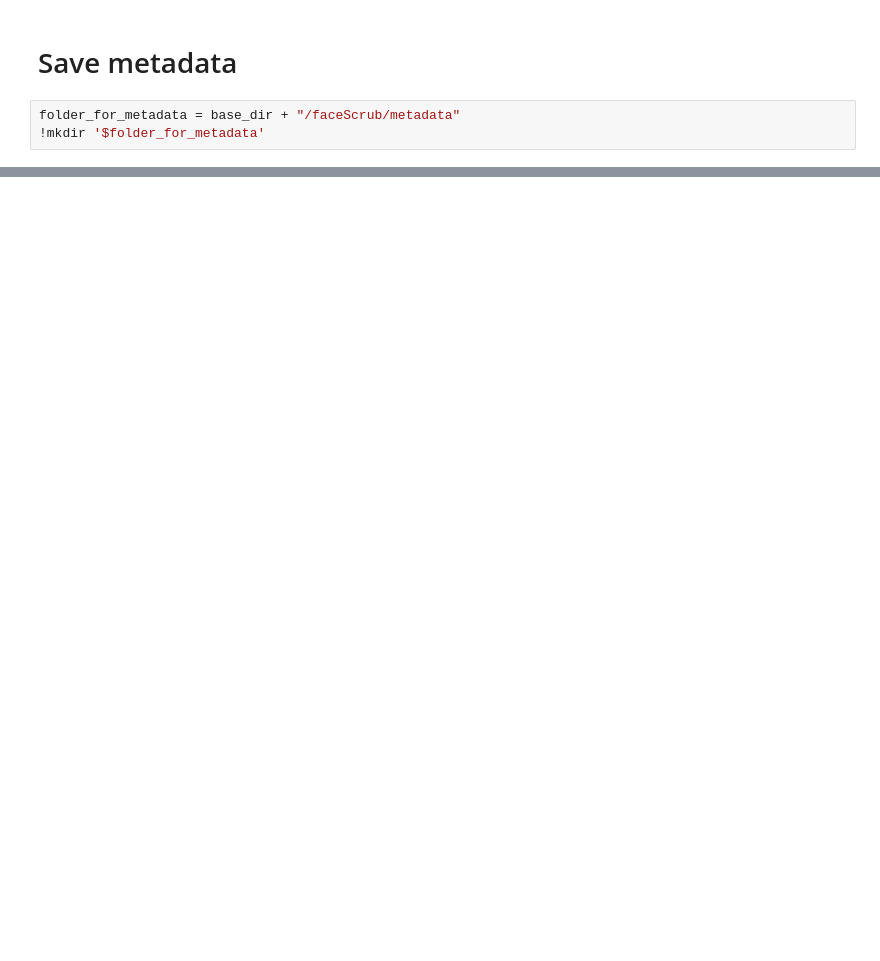
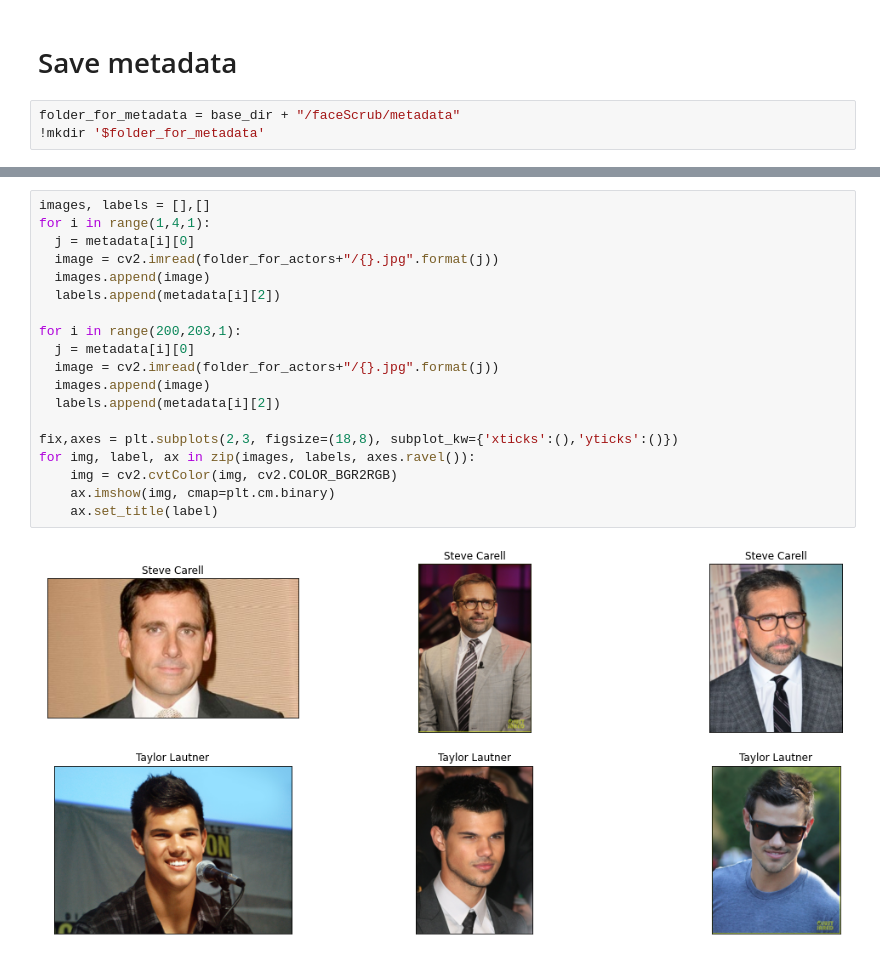
Before and after one commit to ArtemAvanesov/Face-recognition, a Jupyter notebook: face_recognition.ipynb, the cells around one changed output, grey strips where cells are left out. Cells and saved outputs as stored; diff of their text form; blank space fills up the shorter version.

```diff
--- a/face_recognition.ipynb
+++ b/face_recognition.ipynb
@@ -198,0 +263,21 @@ pd.DataFrame(data=metadata, columns=["image_id", "person_id", "name", "sex"])
+# %%
+images, labels = [],[]
+for i in range(1,4,1):
+  j = metadata[i][0]
+  image = cv2.imread(folder_for_actors+"/{}.jpg".format(j))
+  images.append(image)
+  labels.append(metadata[i][2])
+
+for i in range(200,203,1):
+  j = metadata[i][0]
+  image = cv2.imread(folder_for_actors+"/{}.jpg".format(j))
+  images.append(image)
+  labels.append(metadata[i][2])
+
+fix,axes = plt.subplots(2,3, figsize=(18,8), subplot_kw={'xticks':(),'yticks':()})
+for img, label, ax in zip(images, labels, axes.ravel()):
+    img = cv2.cvtColor(img, cv2.COLOR_BGR2RGB)
+    ax.imshow(img, cmap=plt.cm.binary)
+    ax.set_title(label)
+# %% [output]
+[figure, added]
```
Also changed, not shown: parts of 14 cells of this notebook.
